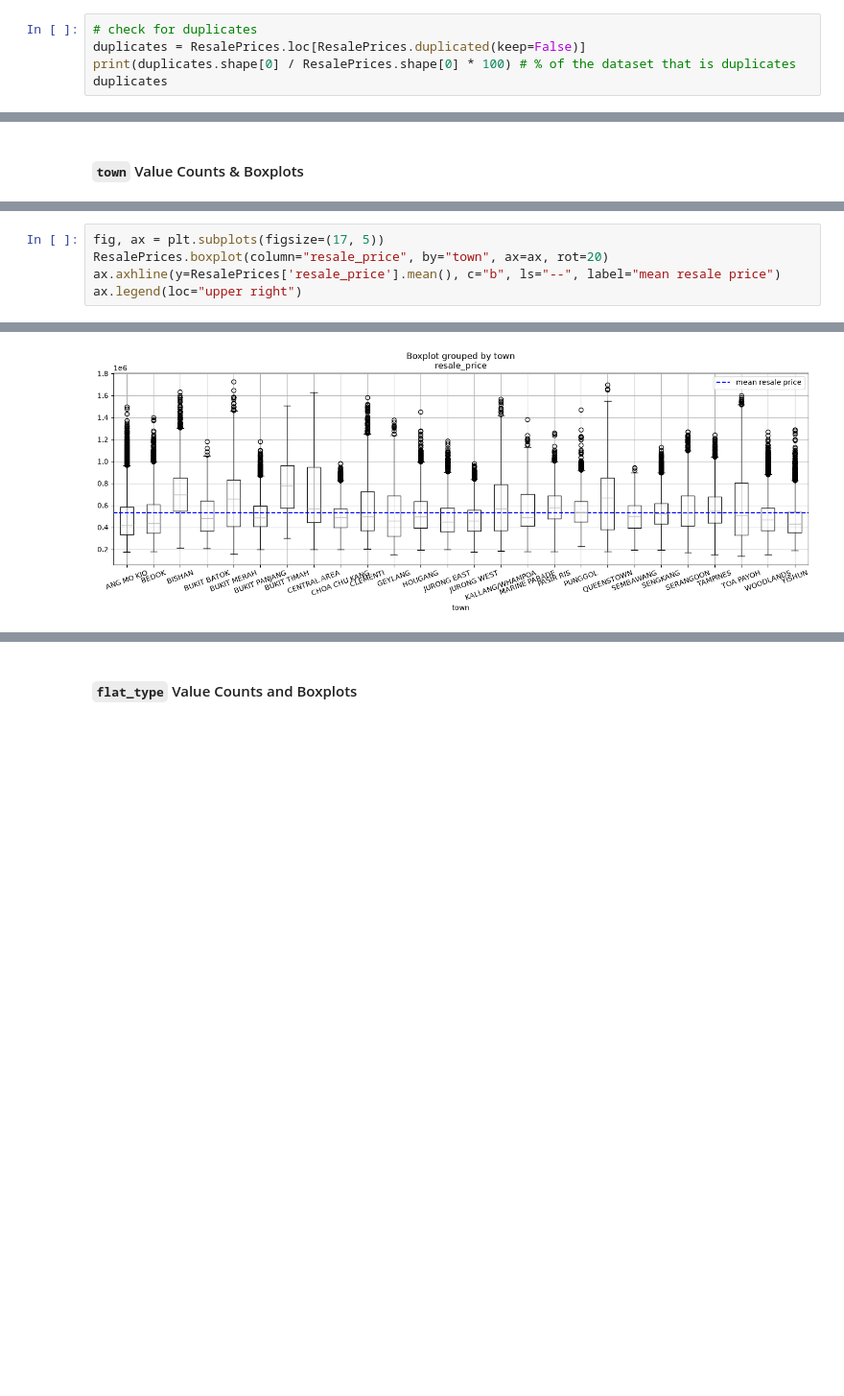
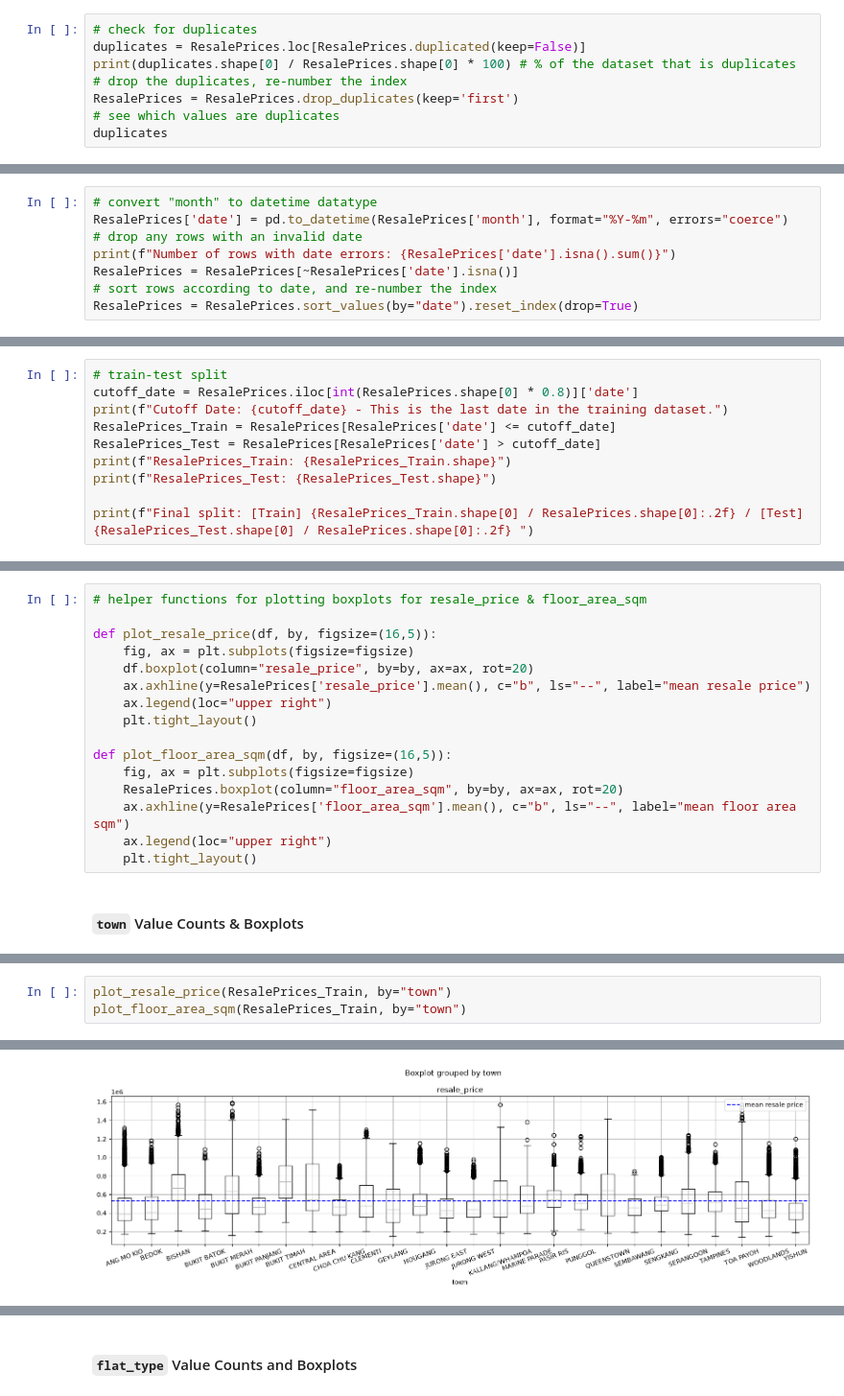
Before and after one commit to Dioclei/hdb-resale-prediction, a Jupyter notebook: data_exploration.ipynb, the cells around one changed output, grey strips where cells are left out. Shown at 96% size. Cells and saved outputs as stored; diff of their text form; blank space fills up the shorter version.

Commit message:
add train-test split, add preliminary modelling and plots

```diff
--- a/data_exploration.ipynb
+++ b/data_exploration.ipynb
@@ -42,6 +46,9 @@ ResalePrices.loc[ResalePrices.isna().any(axis=1)]
 # check for duplicates
 duplicates = ResalePrices.loc[ResalePrices.duplicated(keep=False)]
 print(duplicates.shape[0] / ResalePrices.shape[0] * 100) # % of the dataset that is duplicates
+# drop the duplicates, re-number the index
+ResalePrices = ResalePrices.drop_duplicates(keep='first')
+# see which values are duplicates
 duplicates
 # %% [output]
 0.2675905821685439
@@ -96,0 +71,8 @@ Max date: 2026-07-01 00:00:00
+# %%
+# convert "month" to datetime datatype
+ResalePrices['date'] = pd.to_datetime(ResalePrices['month'], format="%Y-%m", errors="coerce")
+# drop any rows with an invalid date
+print(f"Number of rows with date errors: {ResalePrices['date'].isna().sum()}")
+ResalePrices = ResalePrices[~ResalePrices['date'].isna()]
+# sort rows according to date, and re-number the index
+ResalePrices = ResalePrices.sort_values(by="date").reset_index(drop=True)
@@ -96,0 +81,10 @@ Max date: 2026-07-01 00:00:00
+# %%
+# train-test split
+cutoff_date = ResalePrices.iloc[int(ResalePrices.shape[0] * 0.8)]['date']
+print(f"Cutoff Date: {cutoff_date} - This is the last date in the training dataset.")
+ResalePrices_Train = ResalePrices[ResalePrices['date'] <= cutoff_date]
+ResalePrices_Test = ResalePrices[ResalePrices['date'] > cutoff_date]
+print(f"ResalePrices_Train: {ResalePrices_Train.shape}")
+print(f"ResalePrices_Test: {ResalePrices_Test.shape}")
+
+print(f"Final split: [Train] {ResalePrices_Train.shape[0] / ResalePrices.shape[0]:.2f} / [Test] {ResalePrices_Test.shape[0] / ResalePrices.shape[0]:.2f} ")
@@ -108,6 +125,22 @@ For `flat_type`, it is a variable that is correlated with `floor_area_sqm`. Howe
 
 For `flat_model`, it is a variable that mostly indicates the layout of the flats. Since layouts are constantly changing over the years (started/discontinued), it may be correlated with `remaining_lease_months`. It may also be correlated with `floor_area_sqm` since some layouts obviously take up more space than others. There are many unique values for this category and over half of them do not have a lot of samples, so it may be difficult to draw conclusions with this variable. Perhaps more research can be done to group up similar categories.
 - For now, I will exclude this predictor because I currently have no good way of dealing with it. I believe that naively one-hot encoding it will lead to erroneous results if not careful because of the large number of categories and small sample sizes for a lot of the categories.
+# %%
+# helper functions for plotting boxplots for resale_price & floor_area_sqm
+
+def plot_resale_price(df, by, figsize=(16,5)):
+    fig, ax = plt.subplots(figsize=figsize)
+    df.boxplot(column="resale_price", by=by, ax=ax, rot=20)
+    ax.axhline(y=ResalePrices['resale_price'].mean(), c="b", ls="--", label="mean resale price")
+    ax.legend(loc="upper right")
+    plt.tight_layout()
+
+def plot_floor_area_sqm(df, by, figsize=(16,5)):
+    fig, ax = plt.subplots(figsize=figsize)
+    ResalePrices.boxplot(column="floor_area_sqm", by=by, ax=ax, rot=20)
+    ax.axhline(y=ResalePrices['floor_area_sqm'].mean(), c="b", ls="--", label="mean floor area sqm")
+    ax.legend(loc="upper right")
+    plt.tight_layout()
 # %% [markdown]
 #### `town` Value Counts & Boxplots
 # %%
@@ -140,6 +173,4 @@ df
 # %%
-fig, ax = plt.subplots(figsize=(17, 5))
-ResalePrices.boxplot(column="resale_price", by="town", ax=ax, rot=20)
-ax.axhline(y=ResalePrices['resale_price'].mean(), c="b", ls="--", label="mean resale price")
-ax.legend(loc="upper right")
+plot_resale_price(ResalePrices_Train, by="town")
+plot_floor_area_sqm(ResalePrices_Train, by="town")
 # %% [output]
@@ -147 +177 @@ ax.legend(loc="upper right")
-[figure, old version]
+[figure, new version]
```
Also changed, not shown: parts of 37 cells of this notebook.
